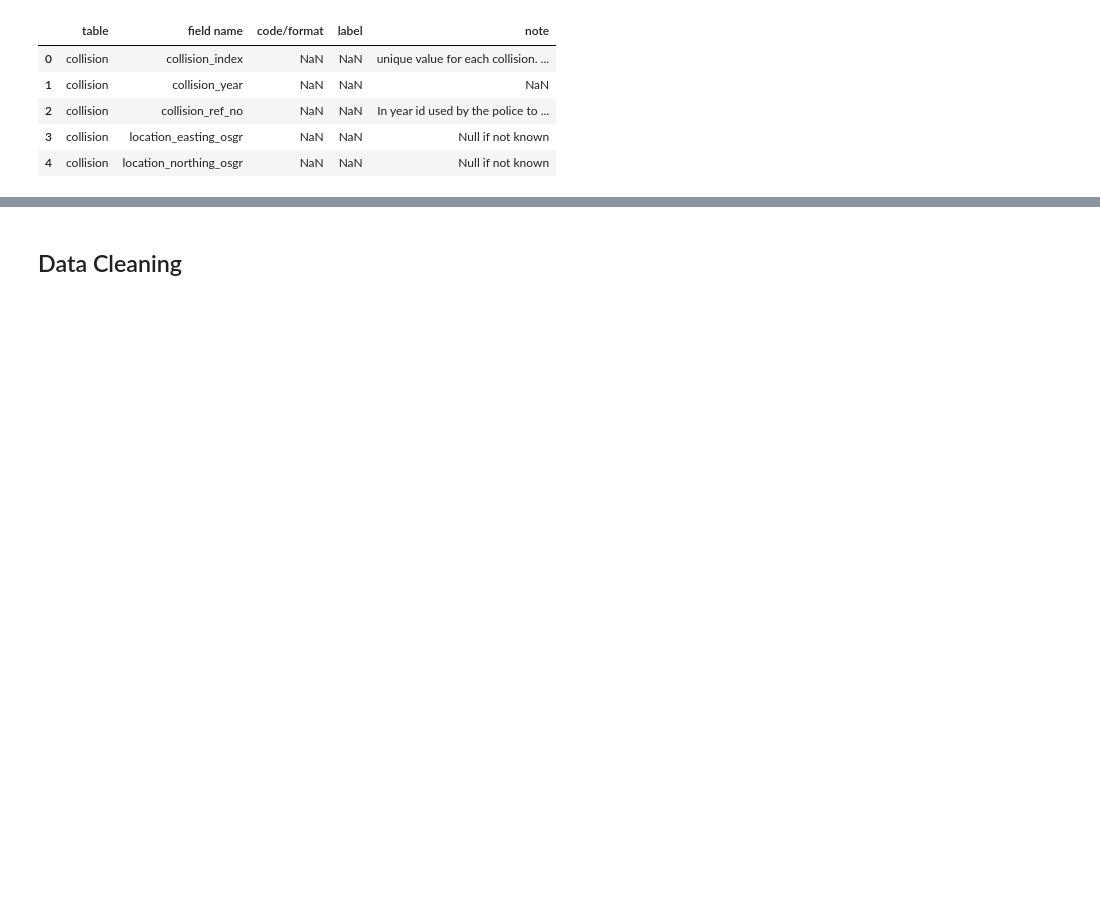
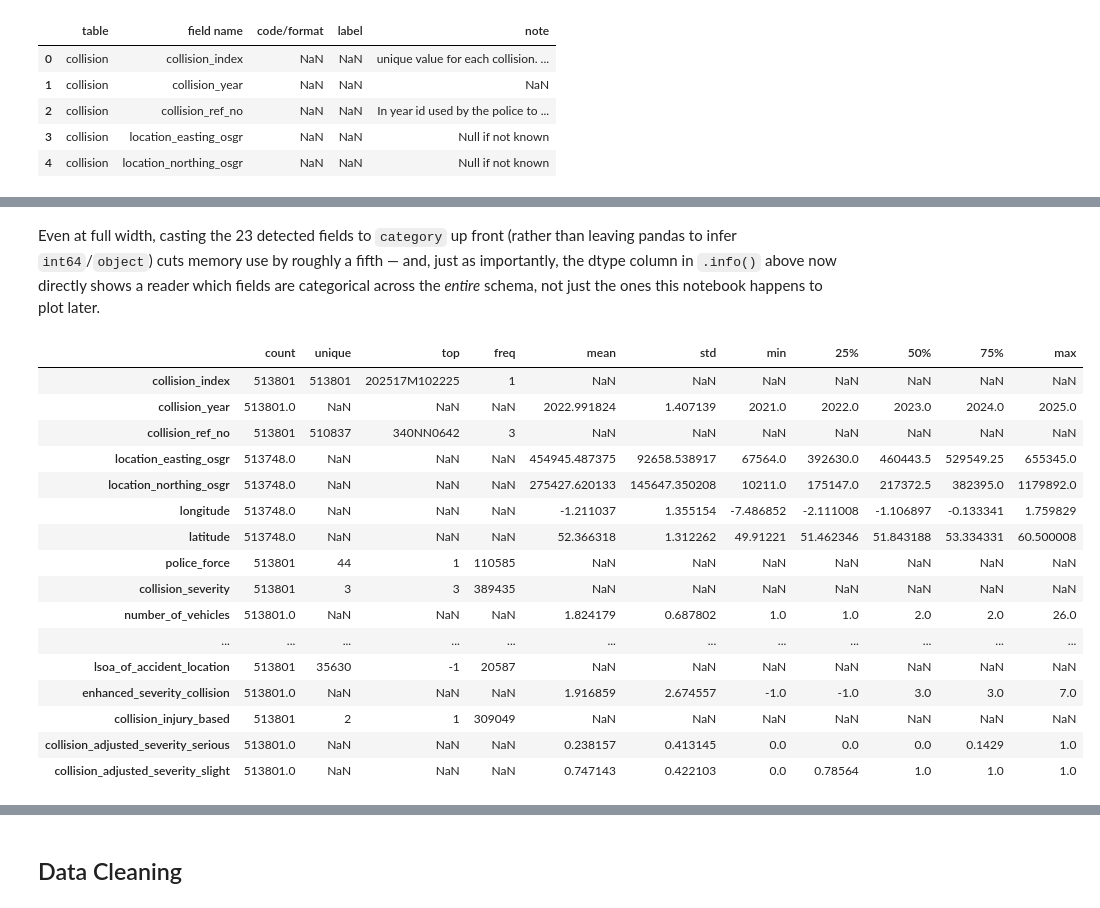
Before and after one commit to LittleRabbitFooFoo/ai-programming-foundations-project, a Jupyter notebook: data_workflow.ipynb, the cells around one changed output, grey strips where cells are left out. Cells and saved outputs as stored; diff of their text form; code cells hidden in the pictures; blank space fills up the shorter version.

```diff
--- a/data_workflow.ipynb
+++ b/data_workflow.ipynb
@@ -94,3 +57,35 @@ collision_guide.head()
 | 2 | collision | collision_ref_no | NaN | NaN | In year id used by the police to ... |
 | 3 | collision | location_easting_osgr | NaN | NaN | Null if not known |
 | 4 | collision | location_northing_osgr | NaN | NaN | Null if not known |
+# %%
+def is_int_like(value):
+    """Return True if `value` parses as an integer (a discrete code)."""
+    try:
+        int(value)
+        return True
+    except (ValueError, TypeError):
+        return False
+
+
+def detect_coded_fields(guide):
+    """Return field names that are genuine discrete integer code lists.
+
+    A field qualifies if the data guide gives it more than one row AND every
+    `code/format` entry is an integer. This excludes fields that only have a
+    couple of documented *sentinel* values noted alongside a free-format
+    range (e.g. `first_road_number`'s guide entry includes "1 to 9999" plus
+    a "-1 = Unknown" note) — those are numeric fields with sentinels, not
+    categorical fields, and are handled by the sentinel-cleaning function
+    instead.
+    """
+    coded = []
+    for field, group in guide.groupby("field name"):
+        codes = group["code/format"]
+        if len(group) > 1 and codes.apply(is_int_like).all():
+            coded.append(field)
+    return coded
+
+
+coded_fields = detect_coded_fields(collision_guide)
+print(f"{len(coded_fields)} genuinely coded categorical fields detected:")
+print(sorted(coded_fields))
@@ -96,0 +122,27 @@ collision_guide.head()
+# %% [markdown]
+Even at full width, casting the 23 detected fields to `category` up
+front (rather than leaving pandas to infer `int64`/`object`) cuts memory use
+by roughly a fifth — and, just as importantly, the dtype column in
+`.info()` above now directly shows a reader which fields are categorical
+across the *entire* schema, not just the ones this notebook happens to plot
+later.
+# %%
+df_full.describe(include="all").T
+# %% [output]
+|  | count | unique | top | freq | mean | std | min | 25% | 50% | 75% | max |
+| collision_index | 513801 | 513801 | 202517M102225 | 1 | NaN | NaN | NaN | NaN | NaN | NaN | NaN |
+| collision_year | 513801.0 | NaN | NaN | NaN | 2022.991824 | 1.407139 | 2021.0 | 2022.0 | 2023.0 | 2024.0 | 2025.0 |
+| collision_ref_no | 513801 | 510837 | 340NN0642 | 3 | NaN | NaN | NaN | NaN | NaN | NaN | NaN |
+| location_easting_osgr | 513748.0 | NaN | NaN | NaN | 454945.487375 | 92658.538917 | 67564.0 | 392630.0 | 460443.5 | 529549.25 | 655345.0 |
+| location_northing_osgr | 513748.0 | NaN | NaN | NaN | 275427.620133 | 145647.350208 | 10211.0 | 175147.0 | 217372.5 | 382395.0 | 1179892.0 |
+| longitude | 513748.0 | NaN | NaN | NaN | -1.211037 | 1.355154 | -7.486852 | -2.111008 | -1.106897 | -0.133341 | 1.759829 |
+| latitude | 513748.0 | NaN | NaN | NaN | 52.366318 | 1.312262 | 49.91221 | 51.462346 | 51.843188 | 53.334331 | 60.500008 |
+| police_force | 513801 | 44 | 1 | 110585 | NaN | NaN | NaN | NaN | NaN | NaN | NaN |
+| collision_severity | 513801 | 3 | 3 | 389435 | NaN | NaN | NaN | NaN | NaN | NaN | NaN |
+| number_of_vehicles | 513801.0 | NaN | NaN | NaN | 1.824179 | 0.687802 | 1.0 | 1.0 | 2.0 | 2.0 | 26.0 |
+| ... | ... | ... | ... | ... | ... | ... | ... | ... | ... | ... | ... |
+| lsoa_of_accident_location | 513801 | 35630 | -1 | 20587 | NaN | NaN | NaN | NaN | NaN | NaN | NaN |
+| enhanced_severity_collision | 513801.0 | NaN | NaN | NaN | 1.916859 | 2.674557 | -1.0 | -1.0 | 3.0 | 3.0 | 7.0 |
+| collision_injury_based | 513801 | 2 | 1 | 309049 | NaN | NaN | NaN | NaN | NaN | NaN | NaN |
+| collision_adjusted_severity_serious | 513801.0 | NaN | NaN | NaN | 0.238157 | 0.413145 | 0.0 | 0.0 | 0.0 | 0.1429 | 1.0 |
+| collision_adjusted_severity_slight | 513801.0 | NaN | NaN | NaN | 0.747143 | 0.422103 | 0.0 | 0.78564 | 1.0 | 1.0 | 1.0 |
```
Also changed, not shown: parts of 12 cells of this notebook.
